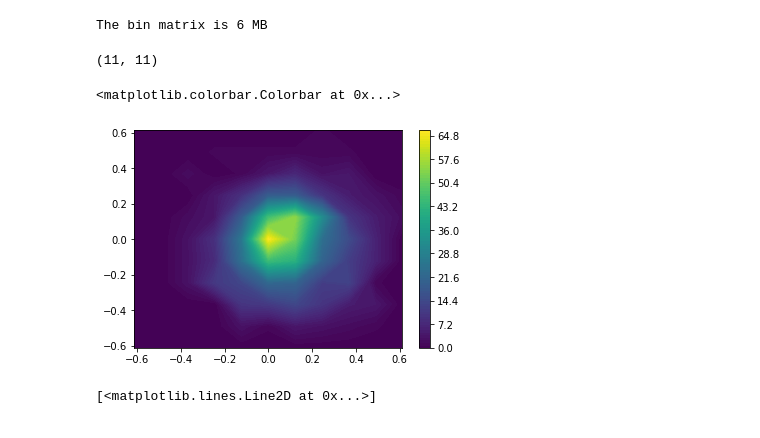
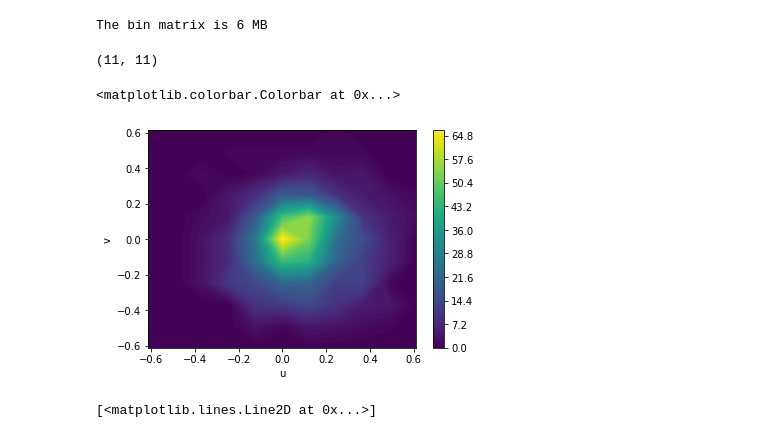
Before and after one commit to BAAYoung/RIMSAR, a Jupyter notebook: notebooks/03_analysis/Boltzmann_distribution_estimation_bay_2021_03_18.ipynb, the cells around one changed output. Cells and saved outputs as stored; diff of their text form; code cells hidden in the pictures.

```diff
--- a/notebooks/03_analysis/Boltzmann_distribution_estimation_bay_2021_03_18.ipynb
+++ b/notebooks/03_analysis/Boltzmann_distribution_estimation_bay_2021_03_18.ipynb
@@ -92,10 +92,14 @@ for image_number_orig in image_numbers:
                         N += 1
 # %%
 print(bin[:,:,50,50].shape)
-plt.contourf(u_bin,v_bin,bin[:,:,50,50],levels=100)
+nx = 50
+nz = 50
+plt.contourf(u_bin,v_bin,bin[:,:,nx,nz],levels=100)
+plt.xlabel('u')
+plt.ylabel('v')
 plt.colorbar()
 # %% [output]
 (11, 11)
 <matplotlib.colorbar.Colorbar at 0x...>
-[figure, old version]
+[figure, new version]
 # %%
```
Also changed, not shown: parts of 1 cell of this notebook.
